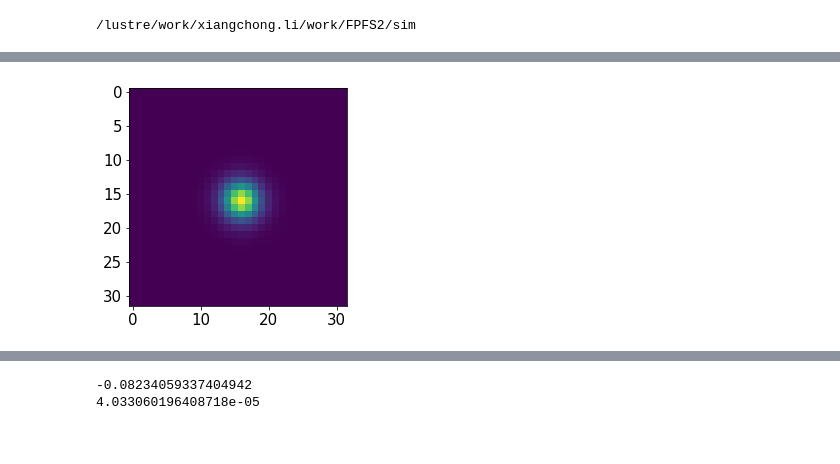
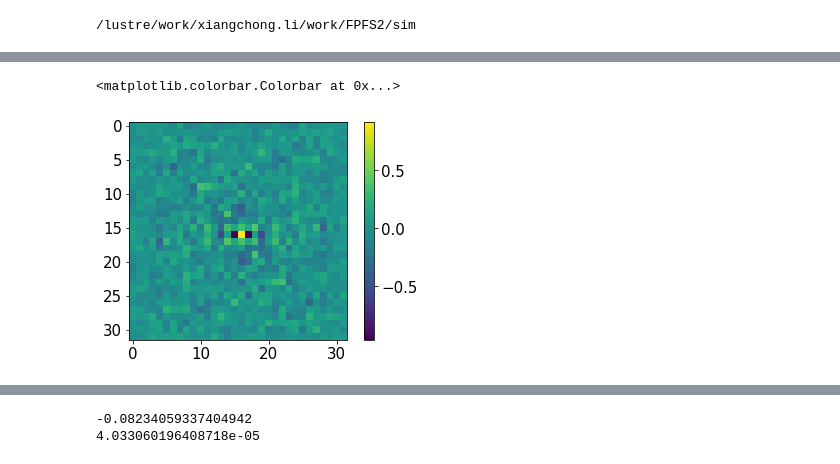
Before and after one commit to mr-superonion/FPFS, a Jupyter notebook: notebook/paper-FPFS2021/1_3-noiseBias_smallGals.ipynb, the cells around one changed output, grey strips where cells are left out. Drawn from its saved outputs; the diff is of its cells as text; code cells hidden in the pictures.

```diff
--- a/notebook/paper-FPFS2021/1_3-noiseBias_smallGals.ipynb
+++ b/notebook/paper-FPFS2021/1_3-noiseBias_smallGals.ipynb
@@ -35,6 +80,9 @@ plt.imshow(img)
-# %%
-power=fpfs.imgutil.getFouPow(img)
-plt.imshow(power)
-pyfits.writeto('a.fits',power)
-# %% [output]
-[figure, removed]
+# %%
+mm0=fpTask0.measure(imgList)
+mm1=fpTask.measure(noiList)
+# %%
+plt.imshow(fpTask.stackRes/1e4-fpTask0.stackRes/1e4)
+plt.colorbar()
+# %% [output]
+<matplotlib.colorbar.Colorbar at 0x...>
+[figure, added]
```
Also changed, not shown: parts of 14 cells of this notebook, 8 other files.
